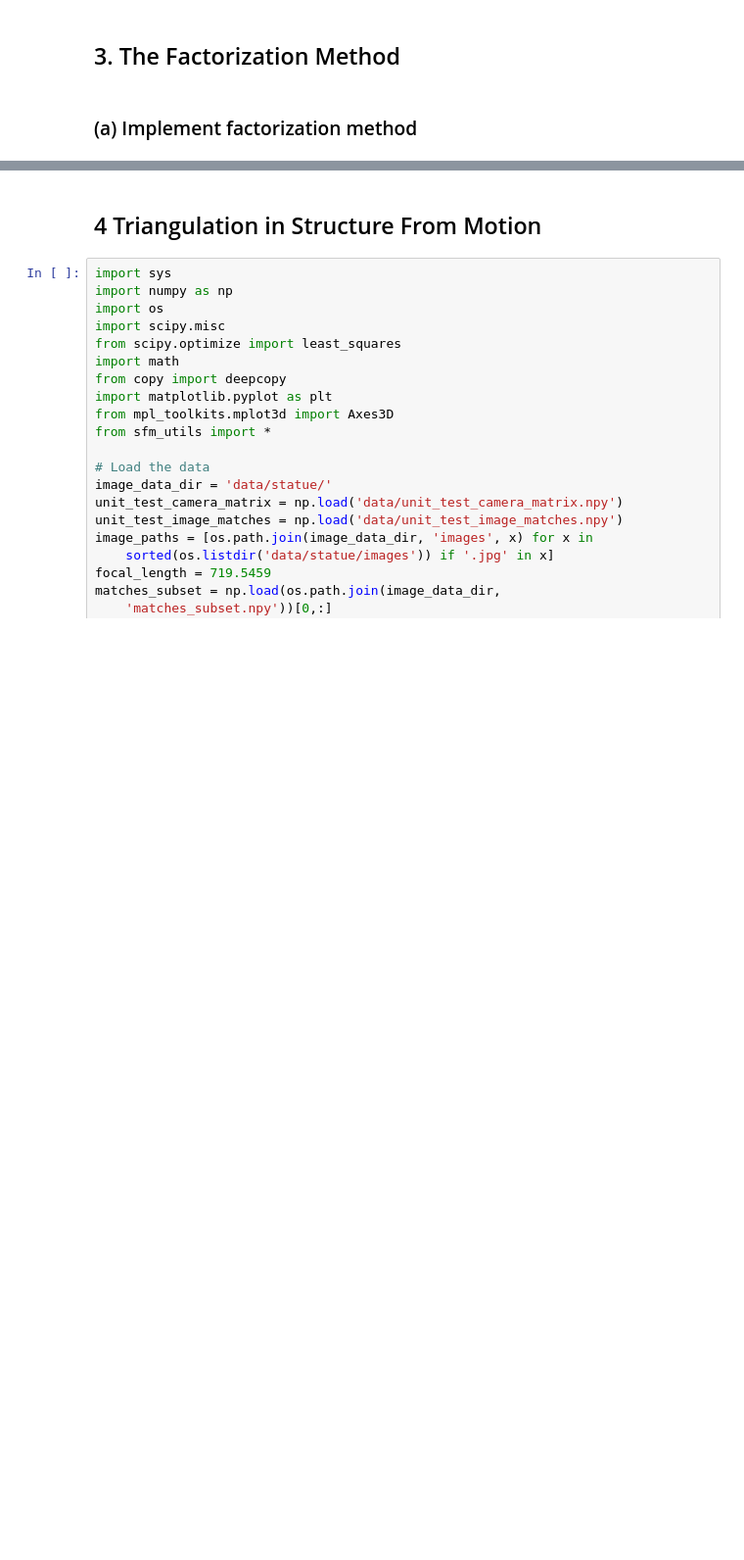
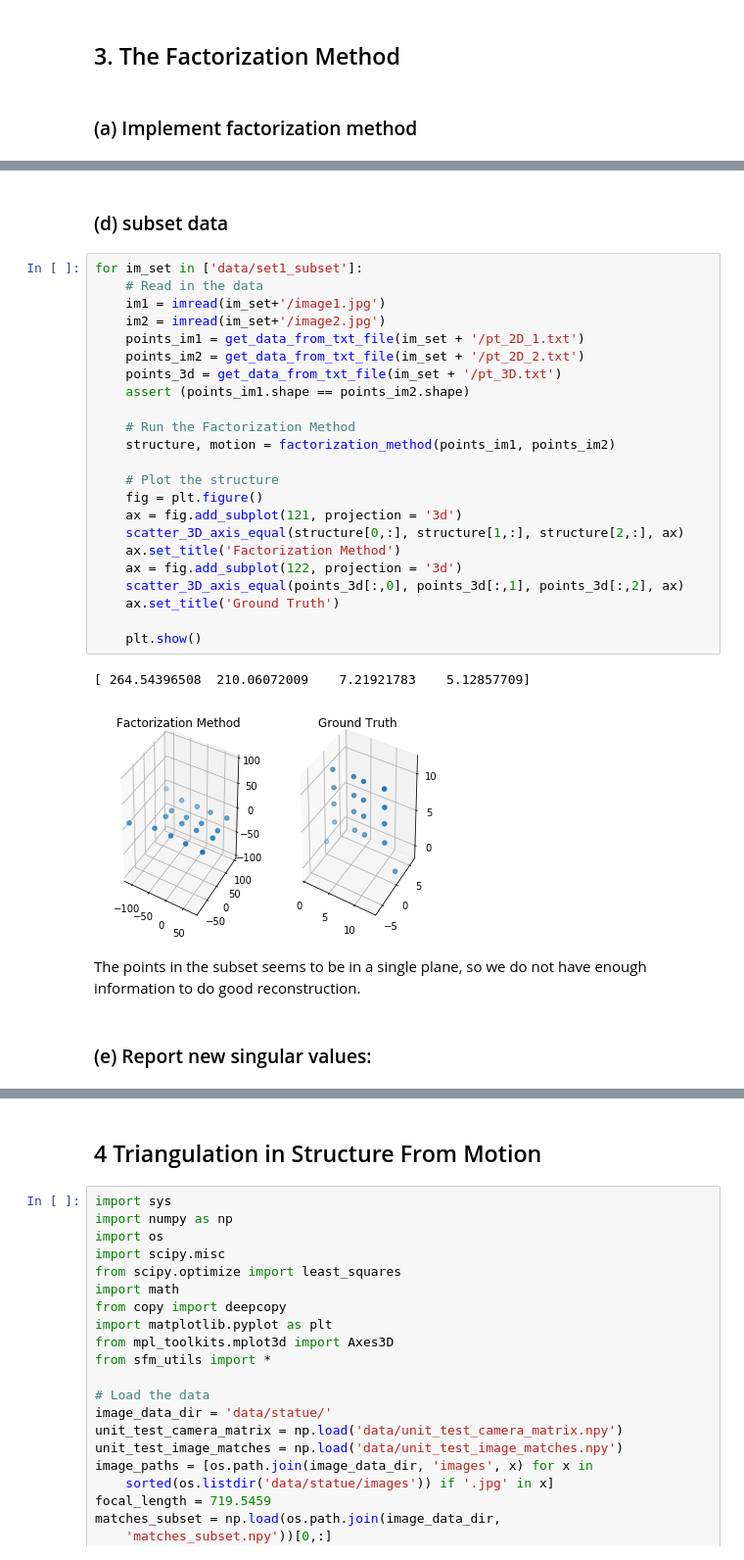
Before and after one commit to gmakarevich-aurora/cv-hw2, a Jupyter notebook: cv-hw2.ipynb, the cells around one changed output, grey strips where cells are left out. Shown at 98% size. Drawn from its saved outputs; the diff is of its cells as text; blank space fills up the shorter version.

```diff
--- a/cv-hw2.ipynb
+++ b/cv-hw2.ipynb
@@ -481,0 +518,32 @@ for im_set in ['data/set1', 'data/set1_subset']:
+# %% [markdown]
+### (d) subset data
+# %%
+for im_set in ['data/set1_subset']:
+    # Read in the data
+    im1 = imread(im_set+'/image1.jpg')
+    im2 = imread(im_set+'/image2.jpg')
+    points_im1 = get_data_from_txt_file(im_set + '/pt_2D_1.txt')
+    points_im2 = get_data_from_txt_file(im_set + '/pt_2D_2.txt')
+    points_3d = get_data_from_txt_file(im_set + '/pt_3D.txt')
+    assert (points_im1.shape == points_im2.shape)
+
+    # Run the Factorization Method
+    structure, motion = factorization_method(points_im1, points_im2)
+
+    # Plot the structure
+    fig = plt.figure()
+    ax = fig.add_subplot(121, projection = '3d')
+    scatter_3D_axis_equal(structure[0,:], structure[1,:], structure[2,:], ax)
+    ax.set_title('Factorization Method')
+    ax = fig.add_subplot(122, projection = '3d')
+    scatter_3D_axis_equal(points_3d[:,0], points_3d[:,1], points_3d[:,2], ax)
+    ax.set_title('Ground Truth')
+
+    plt.show()
+# %% [output]
+[ 264.54396508  210.06072009    7.21921783    5.12857709]
+[figure, added]
+# %% [markdown]
+The points in the subset seems to be in a single plane, so we do not have enough information to do good reconstruction.
+# %% [markdown]
+### (e) Report new singular values:
```
Also changed, not shown: parts of 7 cells of this notebook.
